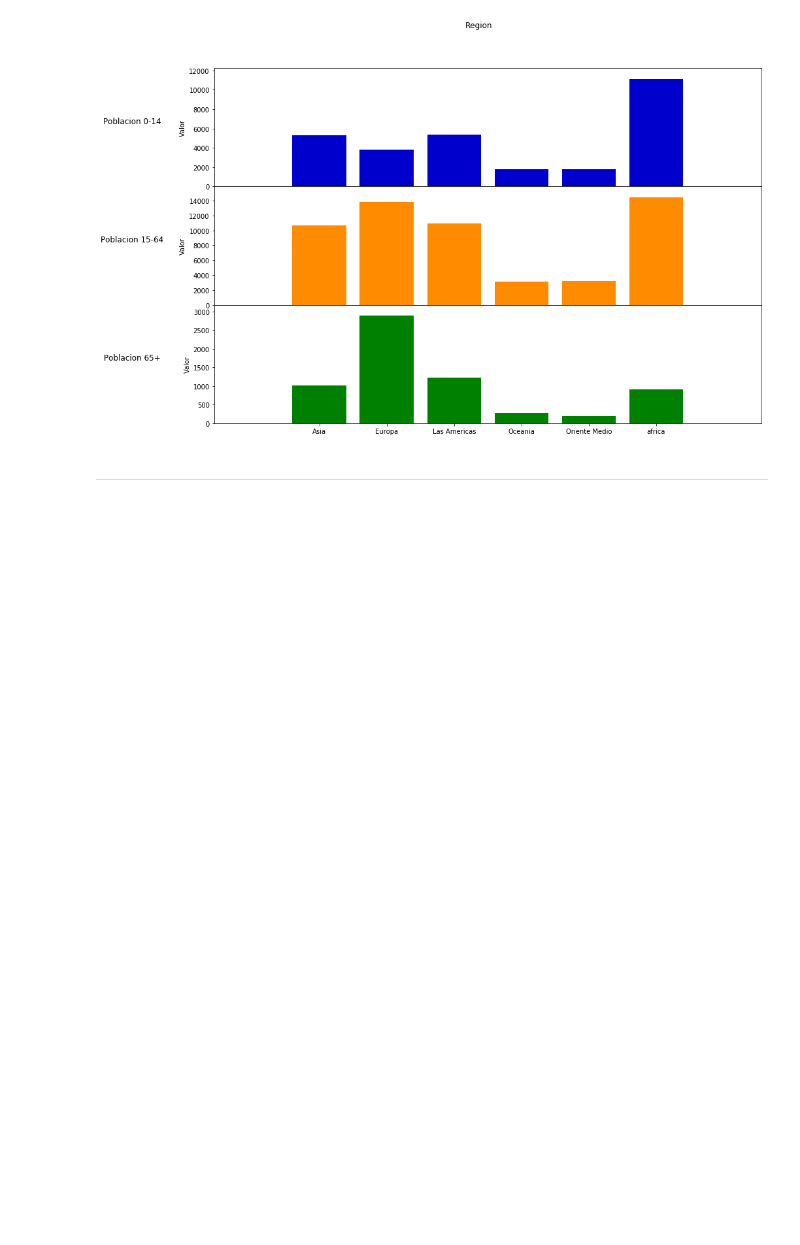
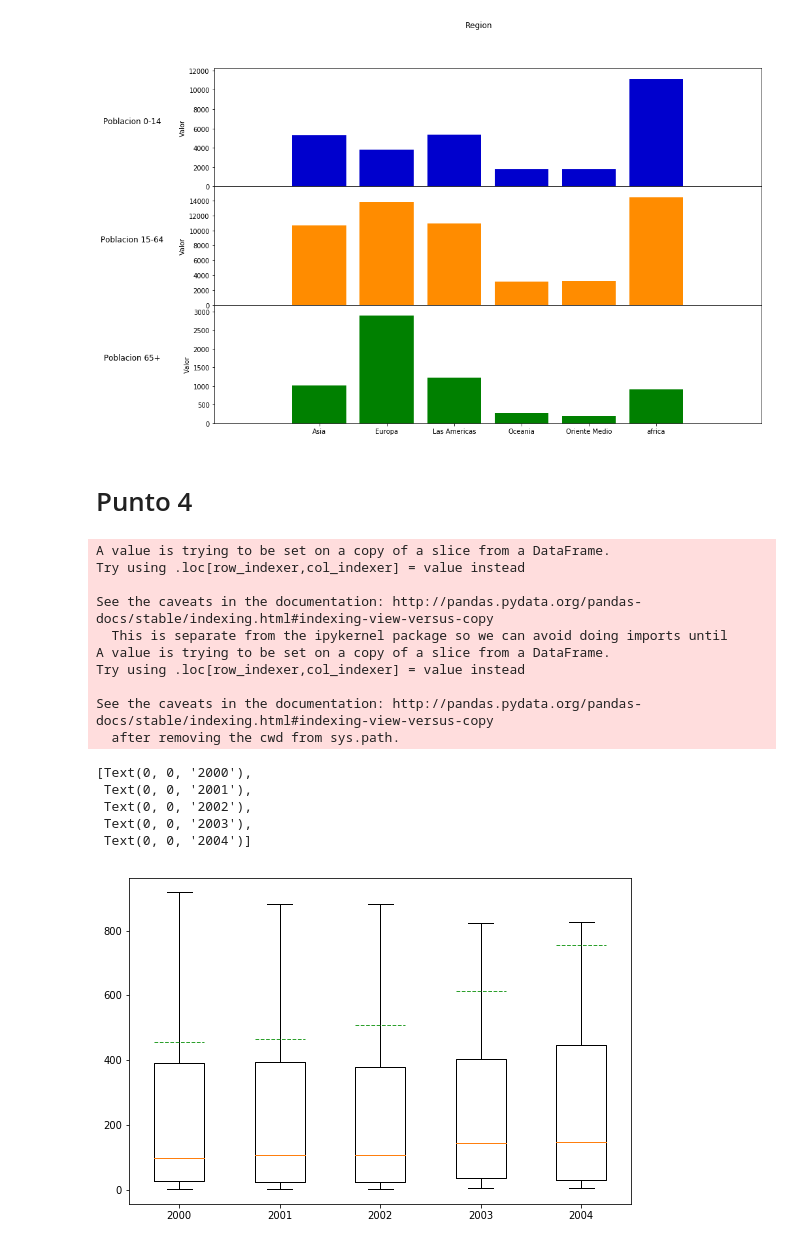
Before and after one commit to cda-2019-01/lab-visualizacion-matplotlib-migvelmonsalve, a Jupyter notebook: visualizacion-de-datos-usando-matplotlib.ipynb, the cells around one changed output. Saved outputs shown, nothing was run; the diff lists cells and outputs as text; code cells hidden in the pictures; blank space fills up the shorter version.

```diff
--- a/visualizacion-de-datos-usando-matplotlib.ipynb
+++ b/visualizacion-de-datos-usando-matplotlib.ipynb
@@ -102,4 +102,39 @@ for index, colname in enumerate(data.columns):
 # %% [output]
 [figure]
 # %% [markdown]
----
+# Punto 4
+# %%
+df.columns
+data2 = df[['Ano','Gasto en salud (per capita)']]
+data2['Ano'] = pd.to_datetime(data2['Ano'])
+data2['Ano'] = data2['Ano'].dt.strftime('%Y')
+data2 = data2.dropna()
+data2.sort_values(by=['Ano'])
+years = set(data2['Ano'])
+years = list(years)
+years.sort()
+dataplot = []
+for year in years:
+    dataplot.append(data2[data2['Ano']==str(year)]['Gasto en salud (per capita)'])
+
+fig = plt.figure(1, figsize=(9, 6))
+ax = fig.add_subplot(111)
+ax.boxplot(dataplot,showmeans=True,meanline=True,sym='')
+ax.set_xticklabels(years)
+# %% [output]
+A value is trying to be set on a copy of a slice from a DataFrame.
+Try using .loc[row_indexer,col_indexer] = value instead
+
+See the caveats in the documentation: http://pandas.pydata.org/pandas-docs/stable/indexing.html#indexing-view-versus-copy
+  This is separate from the ipykernel package so we can avoid doing imports until
+A value is trying to be set on a copy of a slice from a DataFrame.
+Try using .loc[row_indexer,col_indexer] = value instead
+
+See the caveats in the documentation: http://pandas.pydata.org/pandas-docs/stable/indexing.html#indexing-view-versus-copy
+  after removing the cwd from sys.path.
+[Text(0, 0, '2000'),
+ Text(0, 0, '2001'),
+ Text(0, 0, '2002'),
+ Text(0, 0, '2003'),
+ Text(0, 0, '2004')]
+[figure, added]
```
Also changed, not shown: parts of 1 cell of this notebook.
